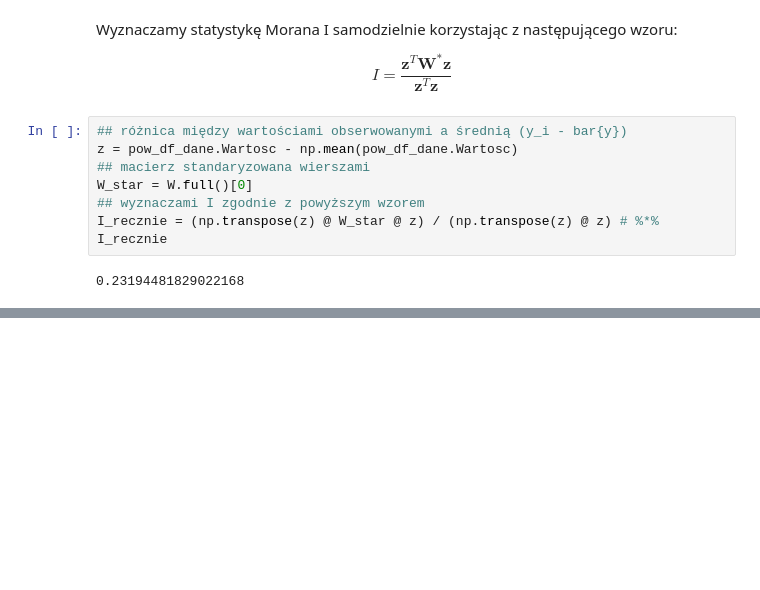
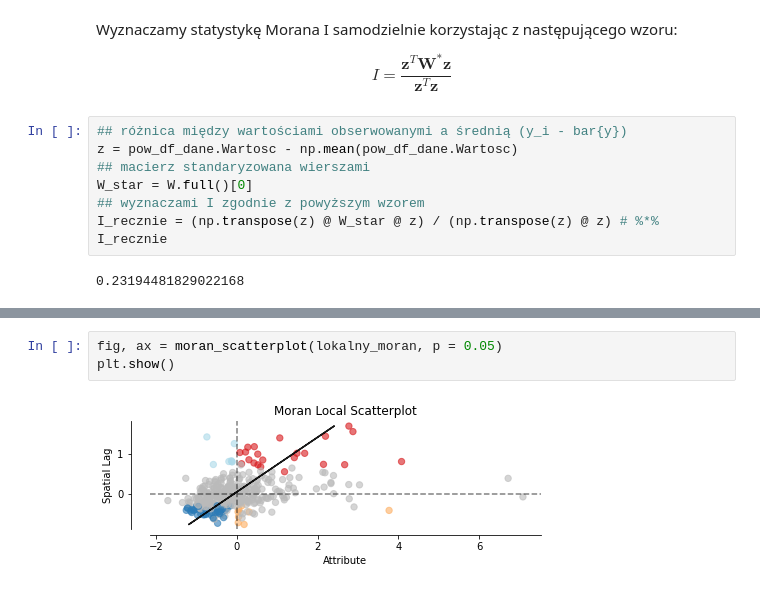
Before and after one commit to DepartmentOfStatisticsPUE/air-2022, a Jupyter notebook: notebooks/8_analizy_przestrzenne.ipynb, the cells around one changed output, grey strips where cells are left out. Cells and saved outputs as stored; diff of their text form; blank space fills up the shorter version.

```diff
--- a/notebooks/8_analizy_przestrzenne.ipynb
+++ b/notebooks/8_analizy_przestrzenne.ipynb
@@ -243,0 +292,5 @@ I_recznie
+# %%
+fig, ax = moran_scatterplot(lokalny_moran, p = 0.05)
+plt.show()
+# %% [output]
+[figure, added]
```
Also changed, not shown: parts of 11 cells of this notebook.
